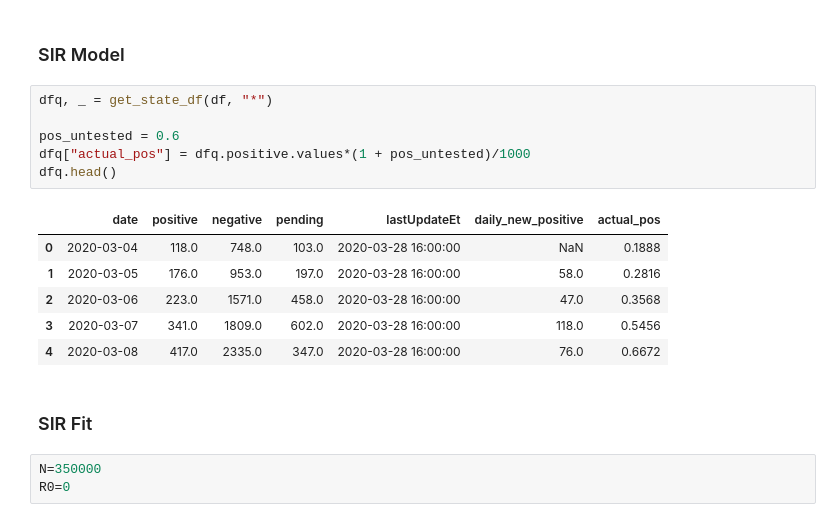
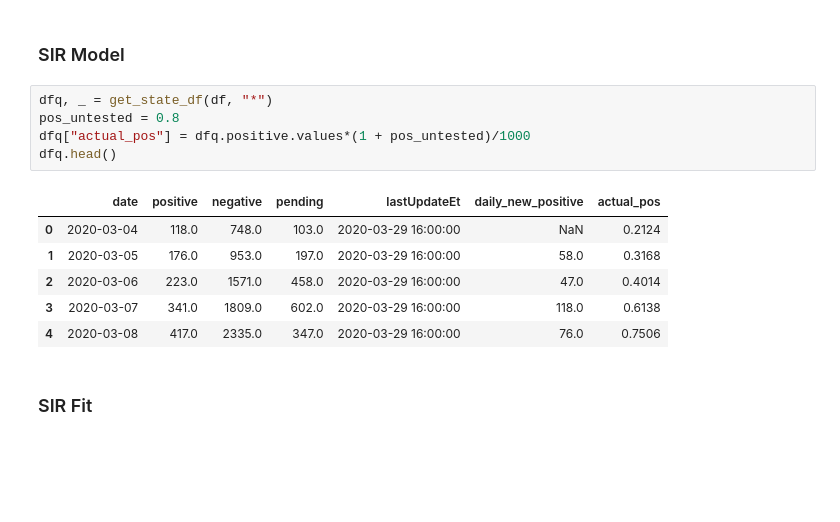
Before and after one commit to DrSkippy/2020covid19, a Jupyter notebook: SIR Fits.ipynb, the cells around one changed output. Drawn from its saved outputs; the diff is of its cells as text; blank space fills up the shorter version.

```diff
--- a/SIR Fits.ipynb
+++ b/SIR Fits.ipynb
@@ -58,20 +57,16 @@ df.head()
 ### SIR Model
 # %%
 dfq, _ = get_state_df(df, "*")
-
-pos_untested = 0.6
+pos_untested = 0.8
 dfq["actual_pos"] = dfq.positive.values*(1 + pos_untested)/1000
 dfq.head()
 # %% [output]
 |  | date | positive | negative | pending | lastUpdateEt | daily_new_positive | actual_pos |
-| 0 | 2020-03-04 | 118.0 | 748.0 | 103.0 | 2020-03-28 16:00:00 | NaN | 0.1888 |
-| 1 | 2020-03-05 | 176.0 | 953.0 | 197.0 | 2020-03-28 16:00:00 | 58.0 | 0.2816 |
-| 2 | 2020-03-06 | 223.0 | 1571.0 | 458.0 | 2020-03-28 16:00:00 | 47.0 | 0.3568 |
-| 3 | 2020-03-07 | 341.0 | 1809.0 | 602.0 | 2020-03-28 16:00:00 | 118.0 | 0.5456 |
-| 4 | 2020-03-08 | 417.0 | 2335.0 | 347.0 | 2020-03-28 16:00:00 | 76.0 | 0.6672 |
+| 0 | 2020-03-04 | 118.0 | 748.0 | 103.0 | 2020-03-29 16:00:00 | NaN | 0.2124 |
+| 1 | 2020-03-05 | 176.0 | 953.0 | 197.0 | 2020-03-29 16:00:00 | 58.0 | 0.3168 |
+| 2 | 2020-03-06 | 223.0 | 1571.0 | 458.0 | 2020-03-29 16:00:00 | 47.0 | 0.4014 |
+| 3 | 2020-03-07 | 341.0 | 1809.0 | 602.0 | 2020-03-29 16:00:00 | 118.0 | 0.6138 |
+| 4 | 2020-03-08 | 417.0 | 2335.0 | 347.0 | 2020-03-29 16:00:00 | 76.0 | 0.7506 |
 # %% [markdown]
 ### SIR Fit
-# %%
-N=350000
-R0=0
 # %%
```
Also changed, not shown: parts of 29 cells of this notebook, 3 other files.
